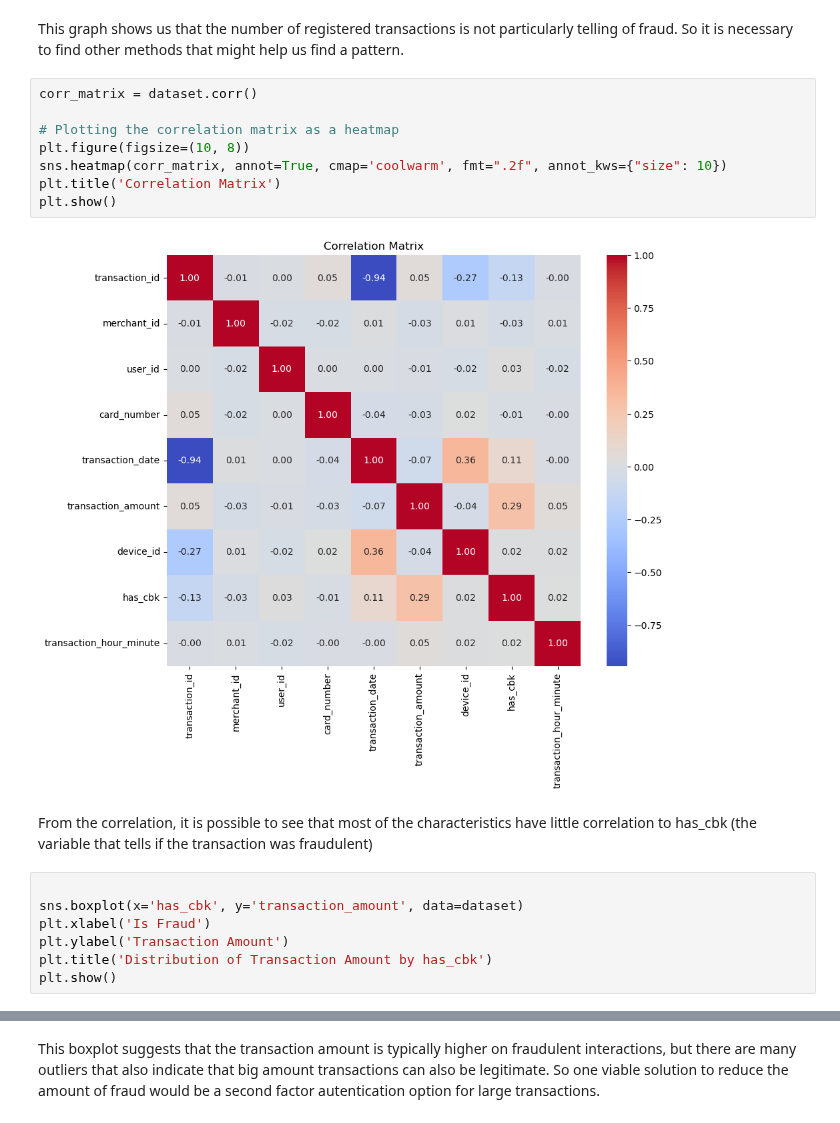
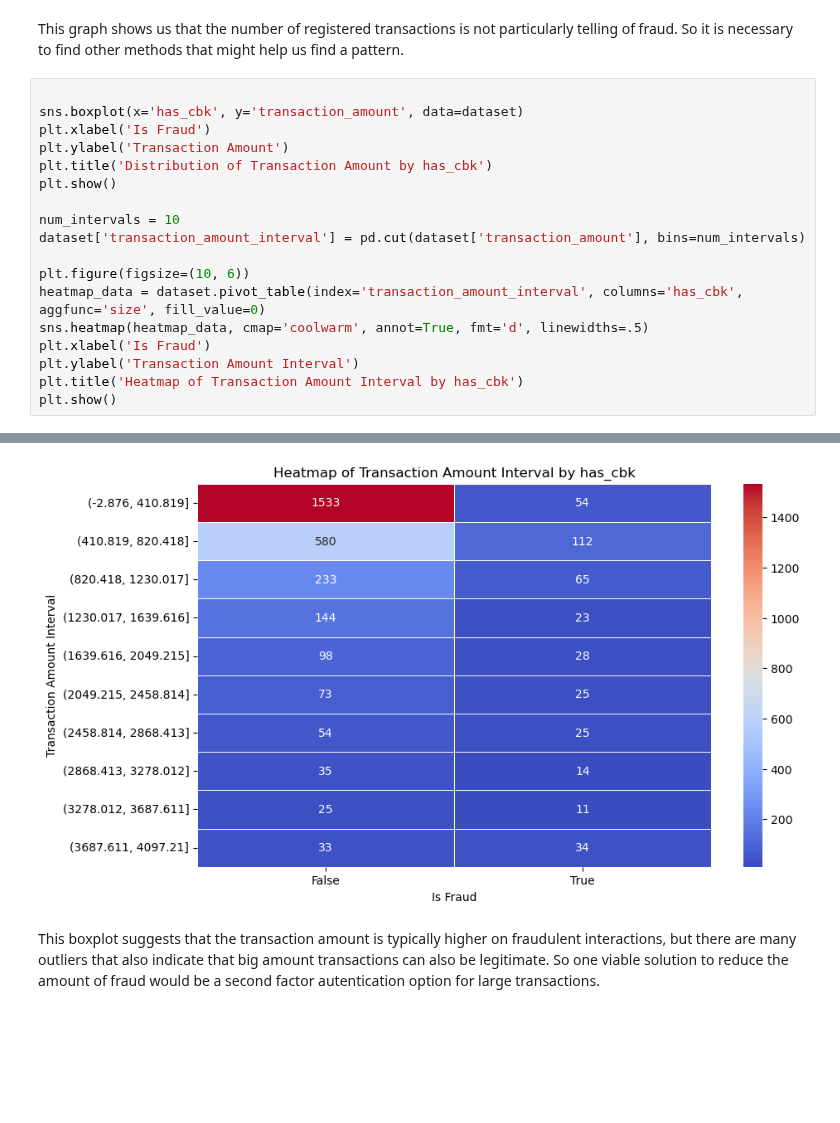
Before and after one commit to ViniSSBrandao/Chargeback-Detection, a Jupyter notebook: index.ipynb, the cells around one changed output, grey strips where cells are left out. Saved outputs shown, nothing was run; the diff lists cells and outputs as text; blank space fills up the shorter version.

```diff
--- a/index.ipynb
+++ b/index.ipynb
@@ -223,27 +263,27 @@ plt.show()
 [figure]
 # %% [markdown]
 This graph shows us that the number of registered transactions is not particularly telling of fraud.  So it is necessary to find other methods that might help us find a pattern.
-# %%
-corr_matrix = dataset.corr()
-
-# Plotting the correlation matrix as a heatmap
-plt.figure(figsize=(10, 8))
-sns.heatmap(corr_matrix, annot=True, cmap='coolwarm', fmt=".2f", annot_kws={"size": 10})
-plt.title('Correlation Matrix')
-plt.show()
-# %% [output]
-[figure, removed]
-# %% [markdown]
-From the correlation, it is possible to see that most of the characteristics have little correlation to has_cbk (the variable that tells if the transaction was fraudulent)
 # %%
 
 sns.boxplot(x='has_cbk', y='transaction_amount', data=dataset)
 plt.xlabel('Is Fraud')
 plt.ylabel('Transaction Amount')
 plt.title('Distribution of Transaction Amount by has_cbk')
 plt.show()
+
+num_intervals = 10
+dataset['transaction_amount_interval'] = pd.cut(dataset['transaction_amount'], bins=num_intervals)
+
+plt.figure(figsize=(10, 6))
+heatmap_data = dataset.pivot_table(index='transaction_amount_interval', columns='has_cbk', aggfunc='size', fill_value=0)
+sns.heatmap(heatmap_data, cmap='coolwarm', annot=True, fmt='d', linewidths=.5)
+plt.xlabel('Is Fraud')
+plt.ylabel('Transaction Amount Interval')
+plt.title('Heatmap of Transaction Amount Interval by has_cbk')
+plt.show()
 # %% [output]
 [figure]
+[figure, added]
 # %% [markdown]
 This boxplot suggests that the transaction amount is typically higher on fraudulent interactions, but there are many outliers that also indicate that big amount transactions can also be legitimate. So one viable solution to reduce the amount of fraud would be a second factor autentication option for large transactions.
 # %%
```
Also changed, not shown: parts of 14 cells of this notebook.
